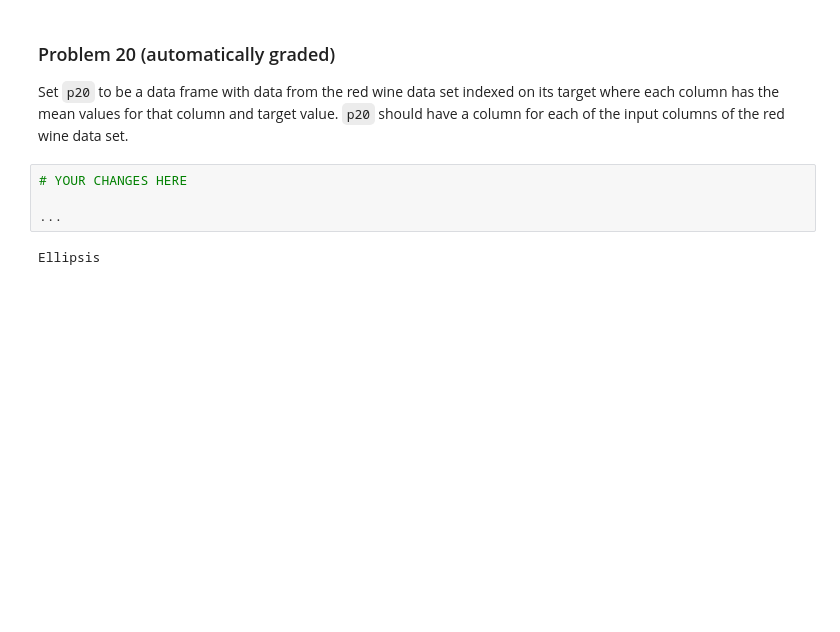
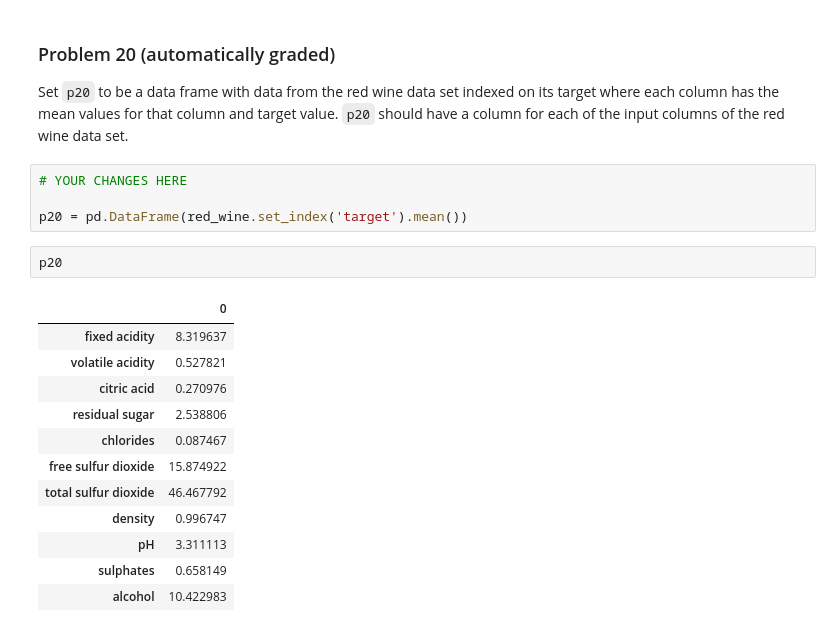
Before and after one commit to AL-Holmes/dx602-homework-10, a Jupyter notebook: homework.ipynb, the cells around one changed output. Saved outputs shown, nothing was run; the diff lists cells and outputs as text; blank space fills up the shorter version.

```diff
--- a/homework.ipynb
+++ b/homework.ipynb
@@ -380,6 +380,19 @@ Set `p20` to be a data frame with data from the red wine data set indexed on its
 # %%
 # YOUR CHANGES HERE
 
-...
+p20 = pd.DataFrame(red_wine.set_index('target').mean())
-# %% [output]
-Ellipsis
+# %%
+p20
+# %% [output]
+|  | 0 |
+| fixed acidity | 8.319637 |
+| volatile acidity | 0.527821 |
+| citric acid | 0.270976 |
+| residual sugar | 2.538806 |
+| chlorides | 0.087467 |
+| free sulfur dioxide | 15.874922 |
+| total sulfur dioxide | 46.467792 |
+| density | 0.996747 |
+| pH | 3.311113 |
+| sulphates | 0.658149 |
+| alcohol | 10.422983 |
```
